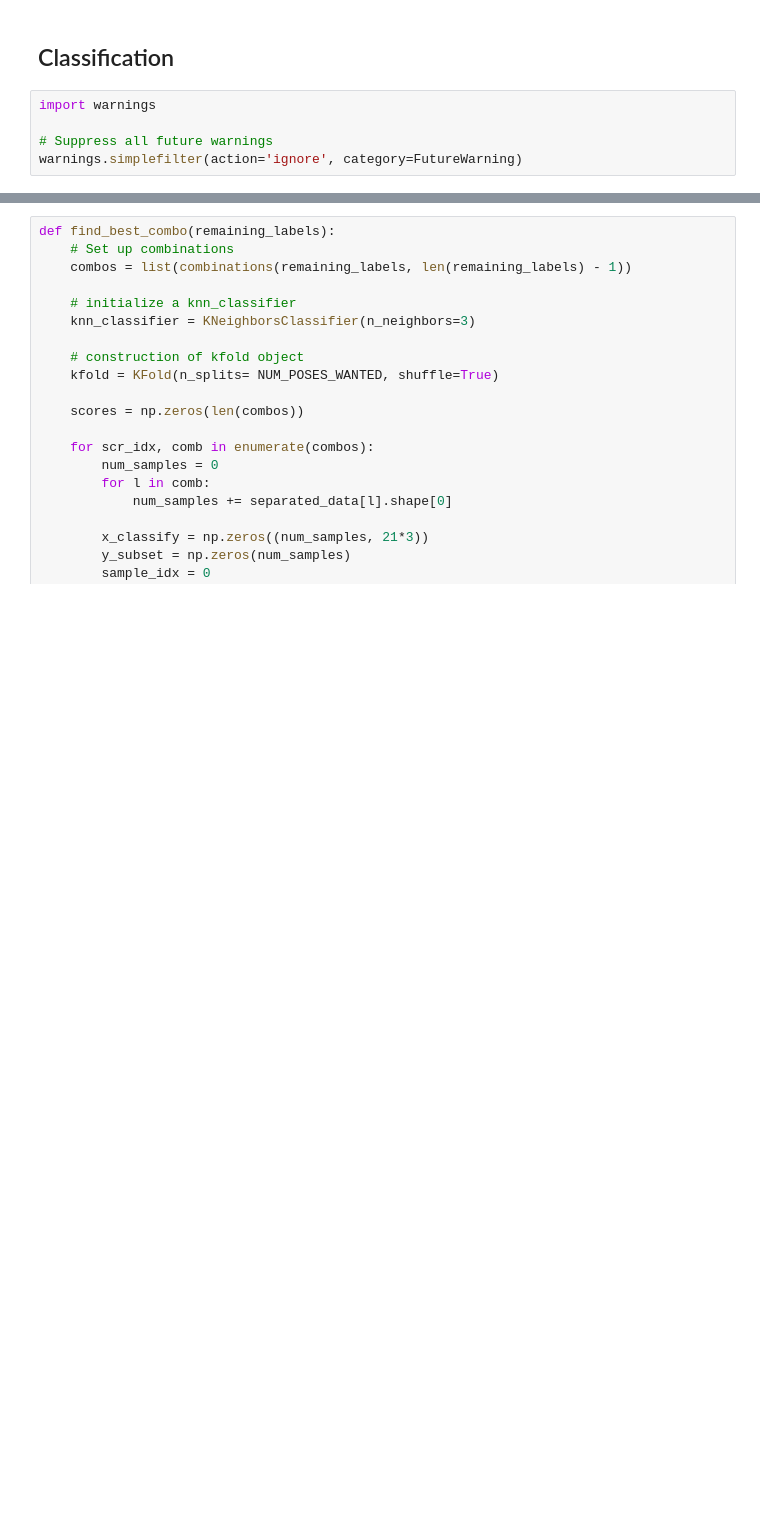
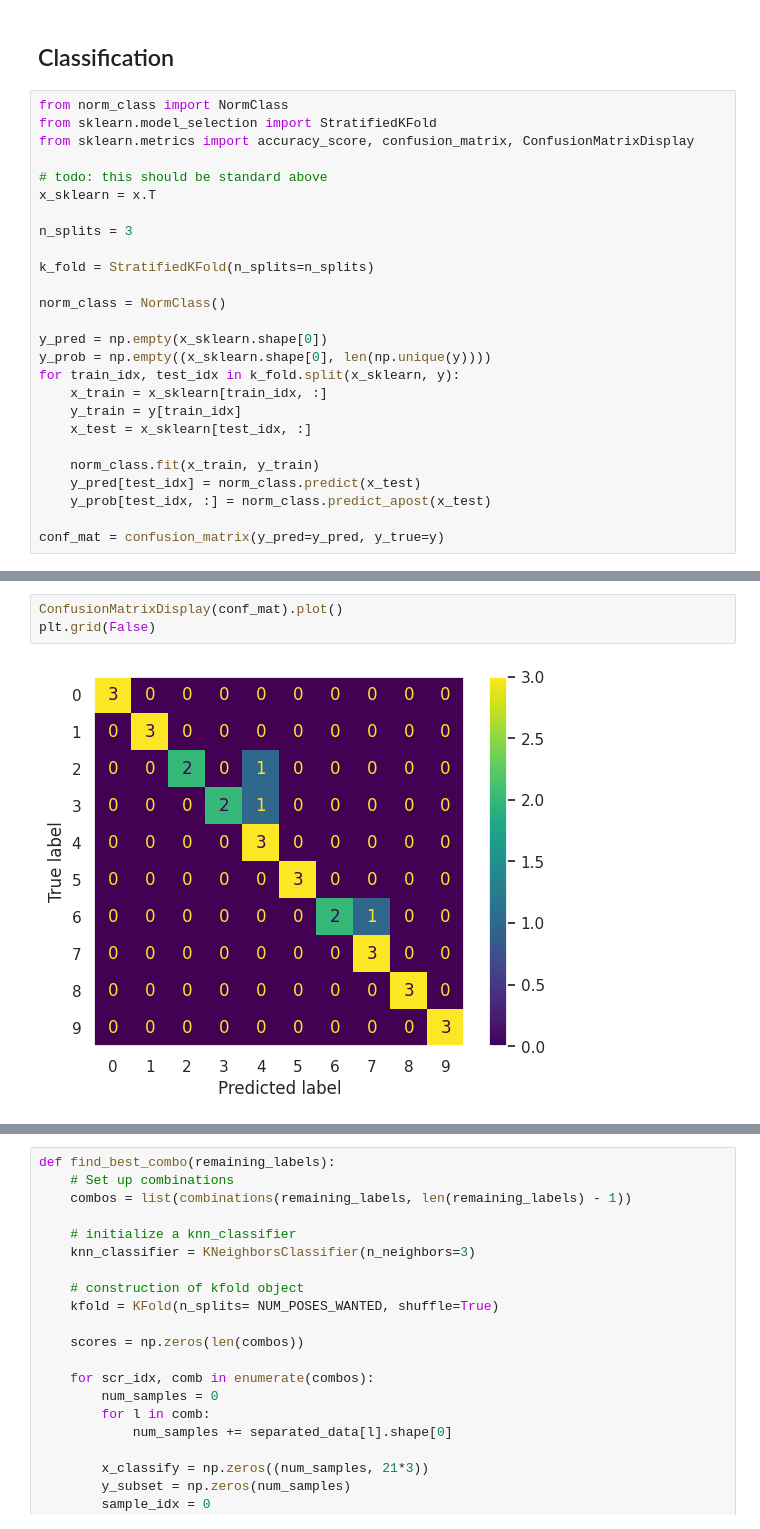
Before and after one commit to erica-sammarco/hand-symbol-project, a Jupyter notebook: experiment/stage2.ipynb, the cells around one changed output, grey strips where cells are left out. Cells and saved outputs as stored; diff of their text form; blank space fills up the shorter version.

Commit message:
update - stage2.ipynb - now uses NormClass classifier.  I"m worried this breaks the final "ordered hand symbols" though, you may need to tune it up a bit to the latest versions of variables etc above.

```diff
--- a/experiment/stage2.ipynb
+++ b/experiment/stage2.ipynb
@@ -55,7 +60,28 @@ for ax_idx, (label, x) in enumerate([('Raw Data', x_raw),
 # %% [markdown]
 ## Classification
 # %%
-import warnings
+from norm_class import NormClass
+from sklearn.model_selection import StratifiedKFold
+from sklearn.metrics import accuracy_score, confusion_matrix, ConfusionMatrixDisplay
 
-# Suppress all future warnings
-warnings.simplefilter(action='ignore', category=FutureWarning)
+# todo: this should be standard above
+x_sklearn = x.T
+
+n_splits = 3
+
+k_fold = StratifiedKFold(n_splits=n_splits)
+
+norm_class = NormClass()
+
+y_pred = np.empty(x_sklearn.shape[0])
+y_prob = np.empty((x_sklearn.shape[0], len(np.unique(y))))
+for train_idx, test_idx in k_fold.split(x_sklearn, y):
+    x_train = x_sklearn[train_idx, :]
+    y_train = y[train_idx]
+    x_test = x_sklearn[test_idx, :]
+
+    norm_class.fit(x_train, y_train)
+    y_pred[test_idx] = norm_class.predict(x_test)
+    y_prob[test_idx, :] = norm_class.predict_apost(x_test)
+
+conf_mat = confusion_matrix(y_pred=y_pred, y_true=y)
@@ -138,0 +88,5 @@ print(best_combo)
+# %%
+ConfusionMatrixDisplay(conf_mat).plot()
+plt.grid(False)
+# %% [output]
+[figure, added]
```
Also changed, not shown: parts of 11 cells of this notebook.
